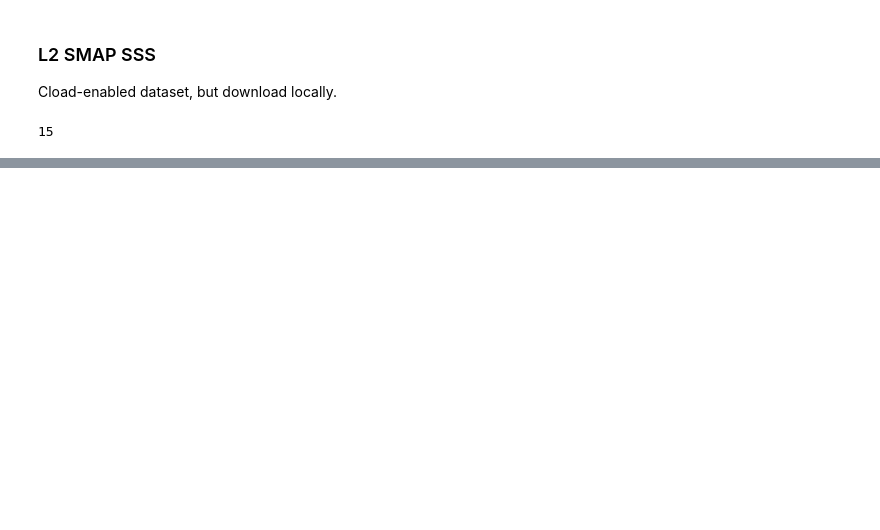
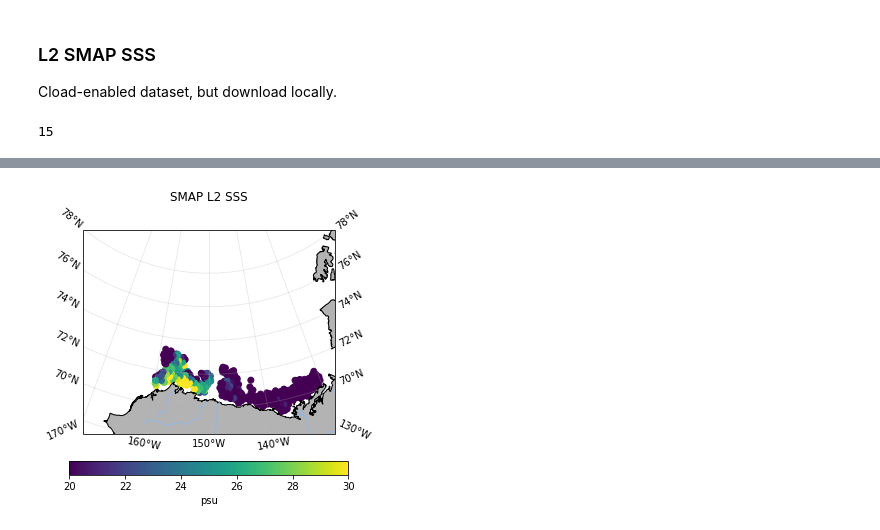
Before and after one commit to NASA-SASSIE/satellite, a Jupyter notebook: smap_beaufort_plots.ipynb, the cells around one changed output, grey strips where cells are left out. Drawn from its saved outputs; the diff is of its cells as text; code cells hidden in the pictures; blank space fills up the shorter version.

```diff
--- a/smap_beaufort_plots.ipynb
+++ b/smap_beaufort_plots.ipynb
@@ -284,31 +309,35 @@ for granule in granules:
 # %%
 # plot L2
 
 # set up map
 map_proj = ccrs.NorthPolarStereo(central_longitude=-150)
 fig = plt.figure(figsize=(5,5))
 ax1 = fig.add_subplot(projection=map_proj)
 
 # scatterplot
 sss_L2_img = ax1.scatter(smap_L2['lon'], smap_L2['lat'], c = smap_L2['sss'],
                         vmin=20, vmax=30,  # Set max and min values for plotting
                         cmap='viridis',   # shading='auto' to avoid warning
                         transform=ccrs.PlateCarree())  # coords are lat,lon but map if NPS
 ax1.set_title('SMAP L2 SSS')
 plt.colorbar(sss_L2_img, ax=ax1, orientation="horizontal", pad=0.1).set_label('psu')
 
 
 #  ----- map stuff
 ax1.coastlines(color='none')  # coastline
 ax1.set_extent([-170, -130,68, 80], crs=ccrs.PlateCarree())
 gl = ax1.gridlines(draw_labels=True, dms=True, x_inline=False, y_inline=False, alpha=0.3)
 # land color
 ax1.add_feature(cartopy.feature.LAND , facecolor=(.7,.7,.7))
+ax1.coastlines('10m')
+ax1.add_feature(cartopy.feature.RIVERS)
 # ticks
 gl.ylocator = mticker.FixedLocator([68, 70, 72, 74, 76, 78])
 gl.xlocator = mticker.FixedLocator([-170, -160, -150, -140, -130])
 gl.top_labels = False
 gl.bottom_labels = True
+# %% [output]
+[figure, added]
 # %%
 # plot L2 and L3 SMAP on the same figure
 
```
Also changed, not shown: parts of 5 cells of this notebook.
